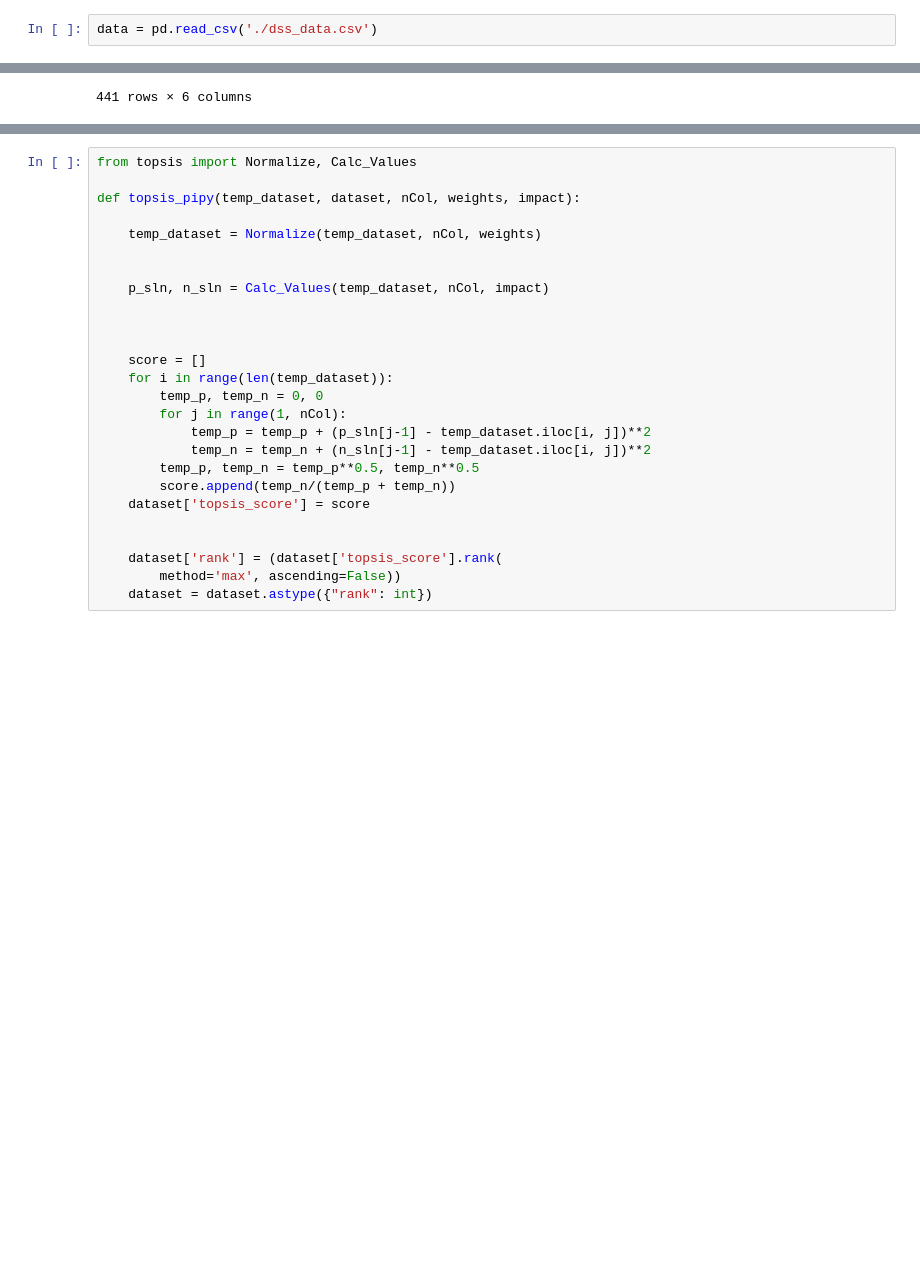
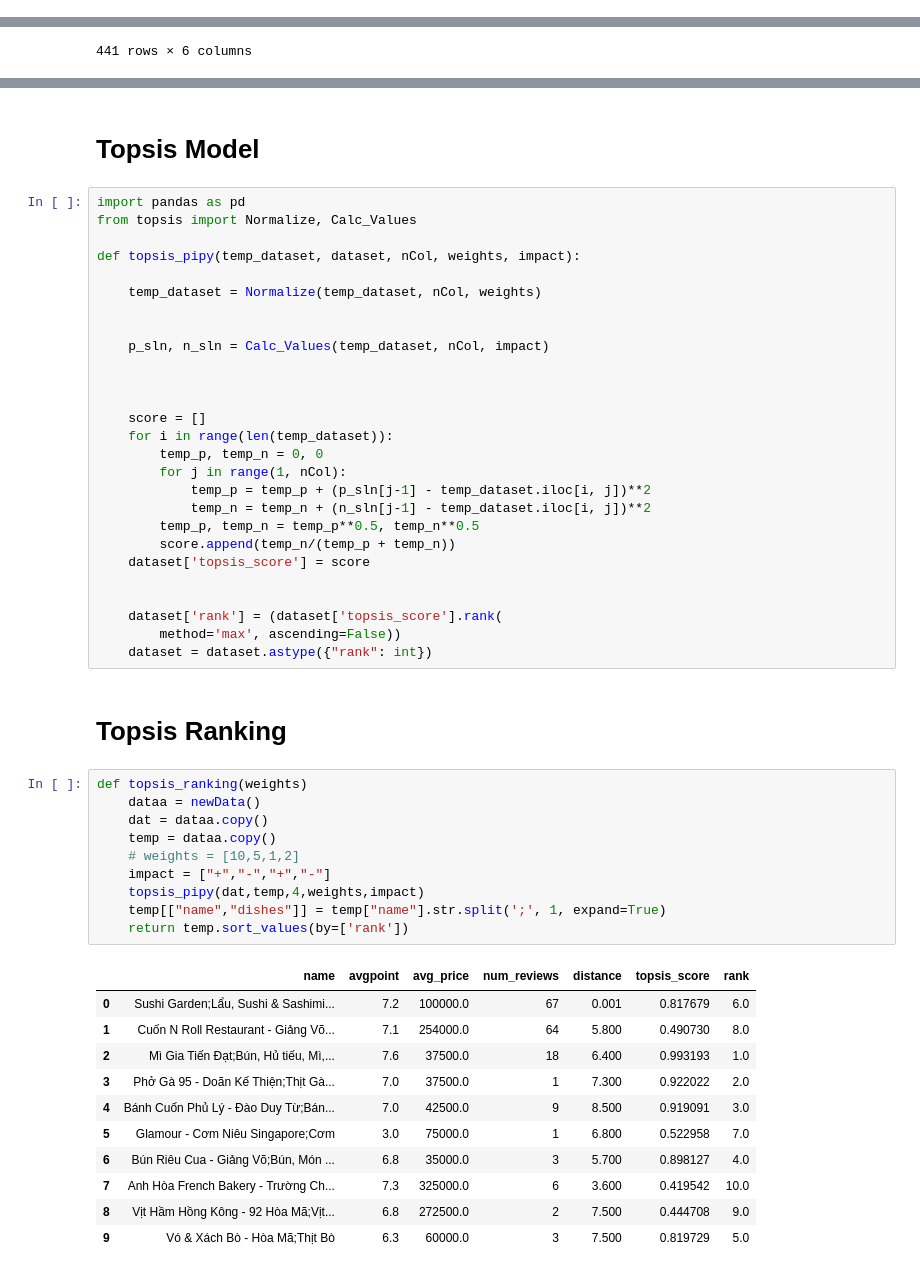
Before and after one commit to longddaays/DSS-Project-20221, a Jupyter notebook: model.ipynb, the cells around one changed output, grey strips where cells are left out. Saved outputs shown, nothing was run; the diff lists cells and outputs as text; blank space fills up the shorter version.

```diff
--- a/model.ipynb
+++ b/model.ipynb
@@ -30,3 +36 @@ data.to_csv('./dss_data.csv', index=False)
-# %%
-data = pd.read_csv('./dss_data.csv')
 # %%
@@ -95,4 +204,7 @@ topsis.sort_values(by=['rank'])
+# %% [markdown]
+# Topsis Model
 # %%
+import pandas as pd
 from topsis import Normalize, Calc_Values
 
 def topsis_pipy(temp_dataset, dataset, nCol, weights, impact):
@@ -118,3 +230,27 @@ def topsis_pipy(temp_dataset, dataset, nCol, weights, impact):
     dataset['rank'] = (dataset['topsis_score'].rank(
         method='max', ascending=False))
     dataset = dataset.astype({"rank": int})
+# %% [markdown]
+# Topsis Ranking
+# %%
+def topsis_ranking(weights)
+    dataa = newData()
+    dat = dataa.copy()
+    temp = dataa.copy()
+    # weights = [10,5,1,2]
+    impact = ["+","-","+","-"]
+    topsis_pipy(dat,temp,4,weights,impact)
+    temp[["name","dishes"]] = temp["name"].str.split(';', 1, expand=True)
+    return temp.sort_values(by=['rank'])
+# %% [output]
+|  | name | avgpoint | avg_price | num_reviews | distance | topsis_score | rank |
+| 0 | Sushi Garden;Lẩu, Sushi & Sashimi... | 7.2 | 100000.0 | 67 | 0.001 | 0.817679 | 6.0 |
+| 1 | Cuốn N Roll Restaurant - Giảng Võ... | 7.1 | 254000.0 | 64 | 5.800 | 0.490730 | 8.0 |
+| 2 | Mì Gia Tiến Đạt;Bún, Hủ tiếu, Mì,... | 7.6 | 37500.0 | 18 | 6.400 | 0.993193 | 1.0 |
+| 3 | Phở Gà 95 - Doãn Kế Thiện;Thịt Gà... | 7.0 | 37500.0 | 1 | 7.300 | 0.922022 | 2.0 |
+| 4 | Bánh Cuốn Phủ Lý - Đào Duy Từ;Bán... | 7.0 | 42500.0 | 9 | 8.500 | 0.919091 | 3.0 |
+| 5 | Glamour - Cơm Niêu Singapore;Cơm | 3.0 | 75000.0 | 1 | 6.800 | 0.522958 | 7.0 |
+| 6 | Bún Riêu Cua - Giảng Võ;Bún, Món ... | 6.8 | 35000.0 | 3 | 5.700 | 0.898127 | 4.0 |
+| 7 | Anh Hòa French Bakery - Trường Ch... | 7.3 | 325000.0 | 6 | 3.600 | 0.419542 | 10.0 |
+| 8 | Vịt Hầm Hồng Kông - 92 Hòa Mã;Vịt... | 6.8 | 272500.0 | 2 | 7.500 | 0.444708 | 9.0 |
+| 9 | Vó & Xách Bò - Hòa Mã;Thịt Bò | 6.3 | 60000.0 | 3 | 7.500 | 0.819729 | 5.0 |
```
Also changed, not shown: parts of 31 cells of this notebook, 17 other files.
